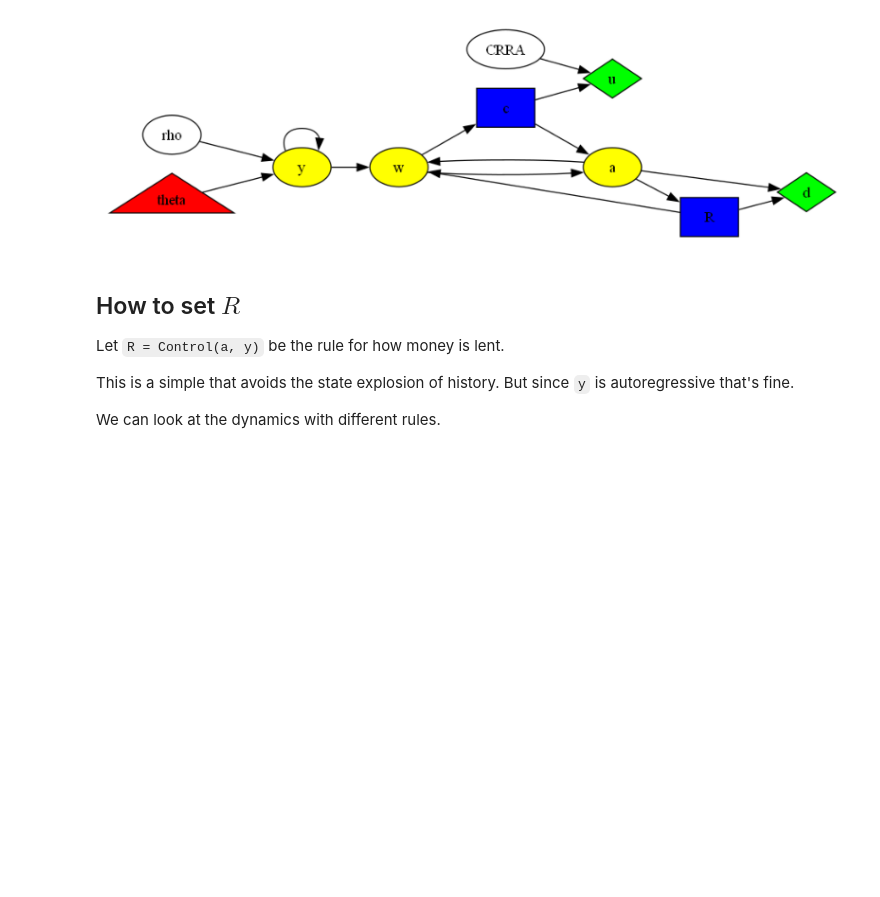
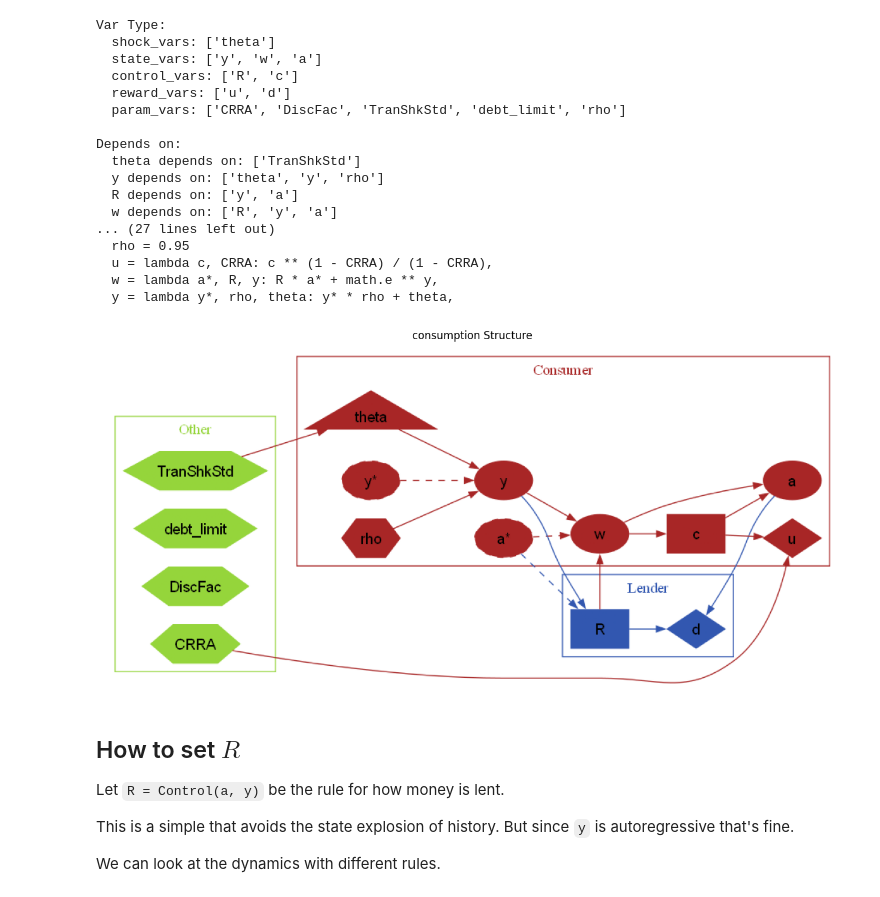
Before and after one commit to sbenthall/abm-bls-credit-study, a Jupyter notebook: old-materials/DASS Credit Model in Blocks.ipynb, the cells around one changed output. Drawn from its saved outputs; the diff is of its cells as text; code cells hidden in the pictures; blank space fills up the shorter version.

Commit message:
new updated model_viz.py and DASS Credit Model

```diff
--- a/old-materials/DASS Credit Model in Blocks.ipynb
+++ b/old-materials/DASS Credit Model in Blocks.ipynb
@@ -133,12 +40,6 @@ for reward_name, reward_func in consumption_block.reward.items():
-# %%
-# Render graph and display it
-graph.write_png("model_structure.png")
-
-# Use matplotlib to display the image
-img = plt.imread("model_structure.png")
-plt.figure(figsize=(10, 7))
-plt.imshow(img)
-plt.axis('off')  # Hide axes
-plt.show()
-# %% [output]
-[figure, removed]
+# %%
+agent_attribution = {
+    "consumer": ["w", "c", "a", "y", "u","rho","theta"],  # consumer
+    "lender": ["R", "d"],                   # lender
+
+}
@@ -145,3 +48,30 @@ plt.show()
+# %%
+# Create and display graph
+graph_1 = visualize_dblock(
+    consumption_block,
+    agent_attribution,
+    calibration=calibration,
+    show=True
+)
+# %% [output]
+Var Type:
+  shock_vars: ['theta']
+  state_vars: ['y', 'w', 'a']
+  control_vars: ['R', 'c']
+  reward_vars: ['u', 'd']
+  param_vars: ['CRRA', 'DiscFac', 'TranShkStd', 'debt_limit', 'rho']
+
+Depends on:
+  theta depends on: ['TranShkStd']
+  y depends on: ['theta', 'y', 'rho']
+  R depends on: ['y', 'a']
+  w depends on: ['R', 'y', 'a']
+... (27 lines left out)
+  rho = 0.95
+  u = lambda c, CRRA: c ** (1 - CRRA) / (1 - CRRA),
+  w = lambda a*, R, y: R * a* + math.e ** y,
+  y = lambda y*, rho, theta: y* * rho + theta,
+[figure, added]
 # %% [markdown]
 ## How to set $R$
 
```
Also changed, not shown: parts of 11 cells of this notebook, 2 other files.
